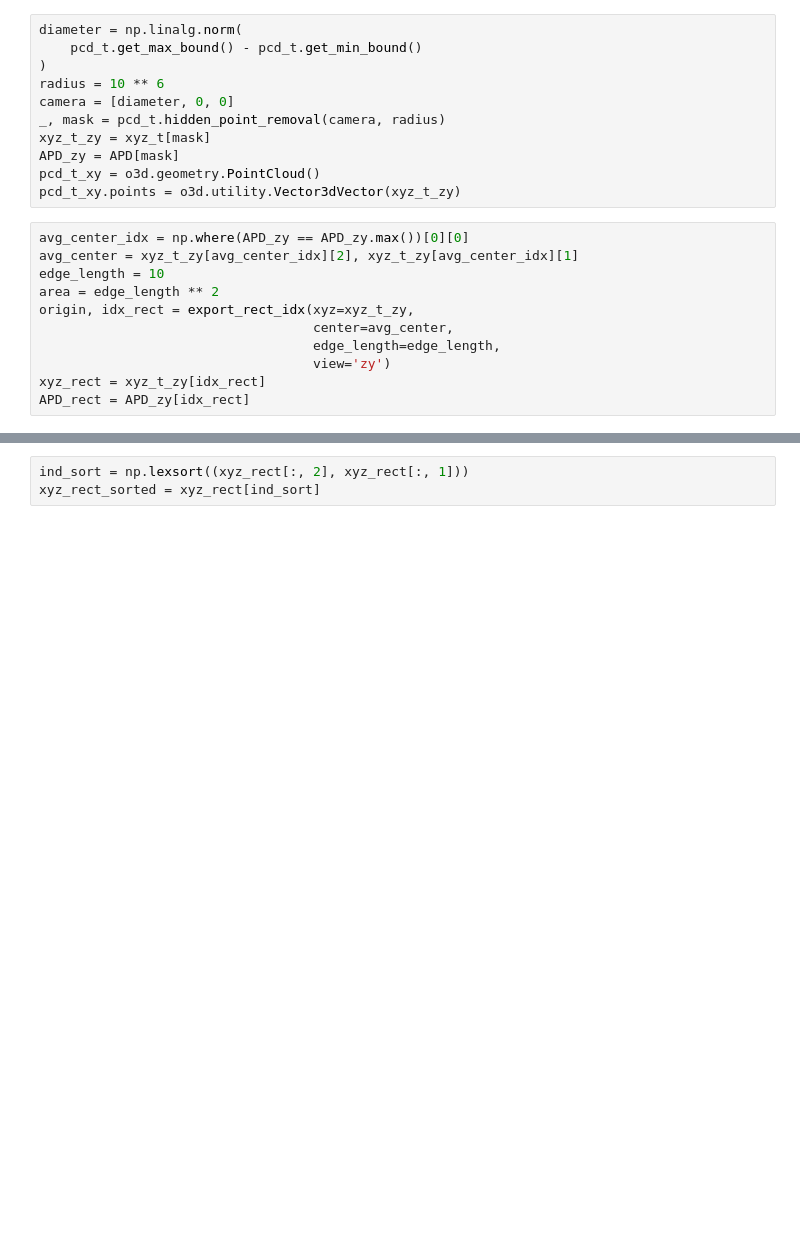
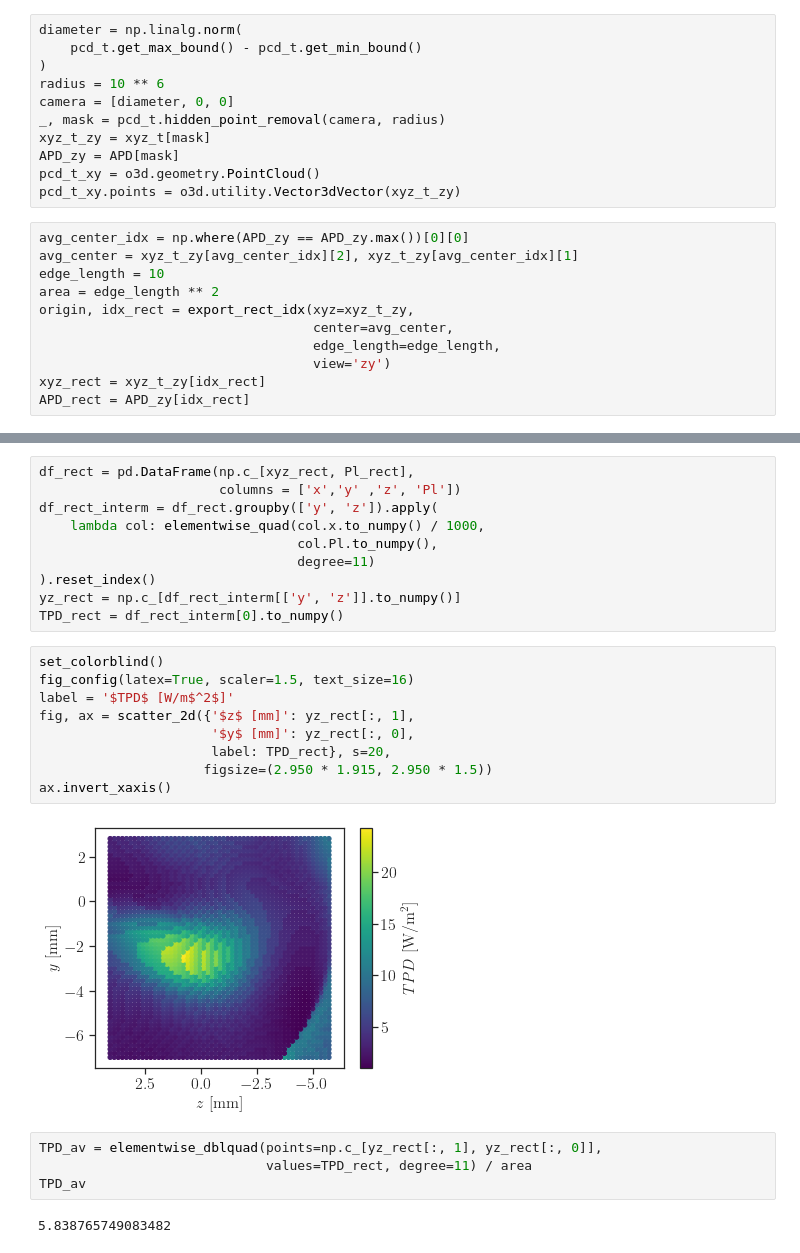
Before and after one commit to akapet00/EMF-exposure-analysis, a Jupyter notebook: playground/IEEE-J-ERM_paper/01_APD_Poynting.ipynb, the cells around one changed output, grey strips where cells are left out. Drawn from its saved outputs; the diff is of its cells as text; blank space fills up the shorter version.

```diff
--- a/playground/IEEE-J-ERM_paper/01_APD_Poynting.ipynb
+++ b/playground/IEEE-J-ERM_paper/01_APD_Poynting.ipynb
@@ -143,3 +157,27 @@ fig, ax = scatter_3d({'z': xyz_rect[:, 2],
-# %%
-ind_sort = np.lexsort((xyz_rect[:, 2], xyz_rect[:, 1]))
-xyz_rect_sorted = xyz_rect[ind_sort]
+# %%
+df_rect = pd.DataFrame(np.c_[xyz_rect, Pl_rect],
+                       columns = ['x','y' ,'z', 'Pl'])
+df_rect_interm = df_rect.groupby(['y', 'z']).apply(
+    lambda col: elementwise_quad(col.x.to_numpy() / 1000,
+                                 col.Pl.to_numpy(),
+                                 degree=11)
+).reset_index()
+yz_rect = np.c_[df_rect_interm[['y', 'z']].to_numpy()]
+TPD_rect = df_rect_interm[0].to_numpy()
+# %%
+set_colorblind()
+fig_config(latex=True, scaler=1.5, text_size=16)
+label = '$TPD$ [W/m$^2$]'
+fig, ax = scatter_2d({'$z$ [mm]': yz_rect[:, 1],
+                      '$y$ [mm]': yz_rect[:, 0],
+                      label: TPD_rect}, s=20,
+                     figsize=(2.950 * 1.915, 2.950 * 1.5))
+ax.invert_xaxis()
+# %% [output]
+[figure, added]
+# %%
+TPD_av = elementwise_dblquad(points=np.c_[yz_rect[:, 1], yz_rect[:, 0]],
+                             values=TPD_rect, degree=11) / area
+TPD_av
+# %% [output]
+5.838765749083482
```
Also changed, not shown: parts of 15 cells of this notebook.
